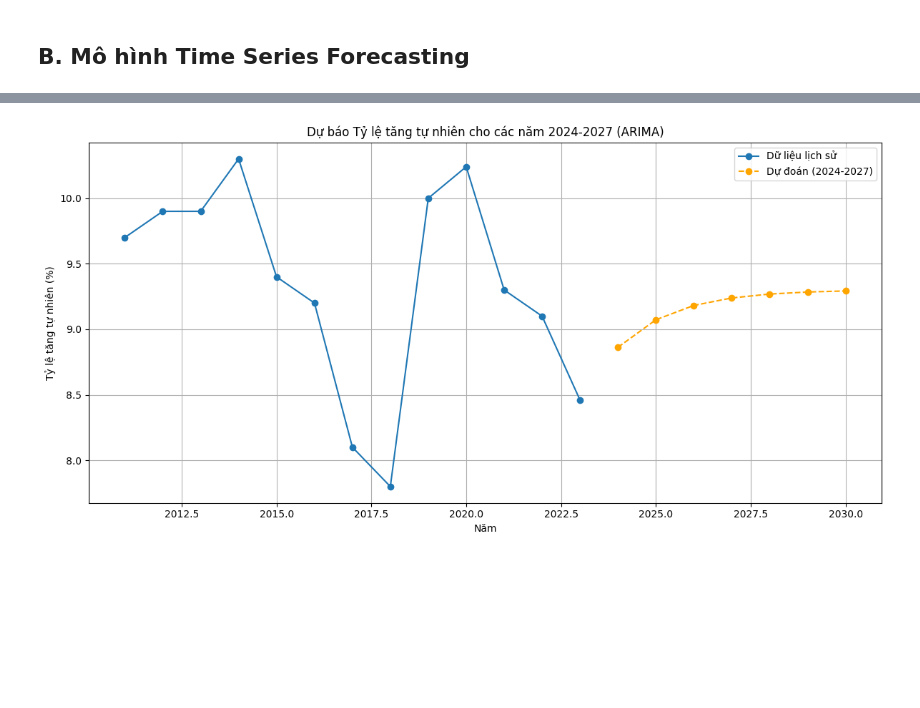
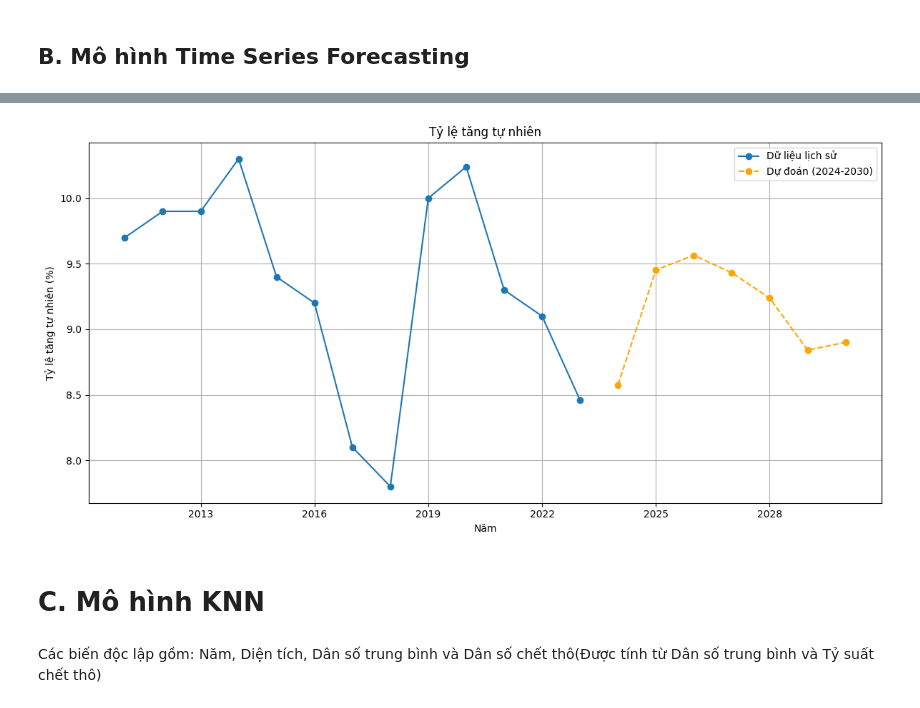
Before and after one commit to chopcolate/CSC14119-Intro2DataScience, a Jupyter notebook: Code.ipynb, the cells around one changed output, grey strips where cells are left out. Drawn from its saved outputs; the diff is of its cells as text; code cells hidden in the pictures; blank space fills up the shorter version.

Commit message:
refactor model

```diff
--- a/Code.ipynb
+++ b/Code.ipynb
@@ -835,3 +865,3 @@ time_series_data = vietnam_df.set_index("Năm")["Tỷ lệ tăng tự nhiên"]
 # %%
-model_arima = ARIMA(time_series_data, order=(1, 1, 1))
+model_arima = ARIMA(time_series_data, order=(5, 1, 1)) # p, d, q
 model_arima_fitted = model_arima.fit()
@@ -838,19 +904,16 @@ model_arima_fitted = model_arima.fit()
 # %%
-forecast_years = np.arange(2024, 2031)
-forecast = model_arima_fitted.forecast(steps=len(forecast_years))
-
-historical_data = time_series_data.reset_index()
-forecast_data = pd.DataFrame({"Năm": forecast_years, "Dự đoán Tỷ lệ tăng tự nhiên (%)": forecast})
-
 plt.figure(figsize=(12, 6))
 plt.plot(historical_data["Năm"], historical_data["Tỷ lệ tăng tự nhiên"], label="Dữ liệu lịch sử", marker='o')
-plt.plot(forecast_data["Năm"], forecast_data["Dự đoán Tỷ lệ tăng tự nhiên (%)"], label="Dự đoán (2024-2027)", linestyle='--', marker='o', color='orange')
+plt.plot(forecast_data["Năm"], forecast_data["Dự đoán Tỷ lệ tăng tự nhiên (%)"], label="Dự đoán (2024-2030)", linestyle='--', marker='o', color='orange')
 plt.xlabel("Năm")
 plt.ylabel("Tỷ lệ tăng tự nhiên (%)")
-plt.title("Dự báo Tỷ lệ tăng tự nhiên cho các năm 2024-2027 (ARIMA)")
+plt.title("Tỷ lệ tăng tự nhiên")
 plt.legend()
 plt.grid(True)
+plt.gca().xaxis.set_major_locator(mticker.MaxNLocator(integer=True))
 plt.tight_layout()
 plt.show()
 # %% [output]
-[figure, old version]
+[figure, new version]
+# %% [markdown]
+# C. Mô hình KNN
@@ -856,0 +926,2 @@ plt.show()
+# %% [markdown]
+Các biến độc lập gồm: Năm, Diện tích, Dân số trung bình và Dân số chết thô(Được tính từ Dân số trung bình và Tỷ suất chết thô)
```
Also changed, not shown: parts of 25 cells of this notebook.
